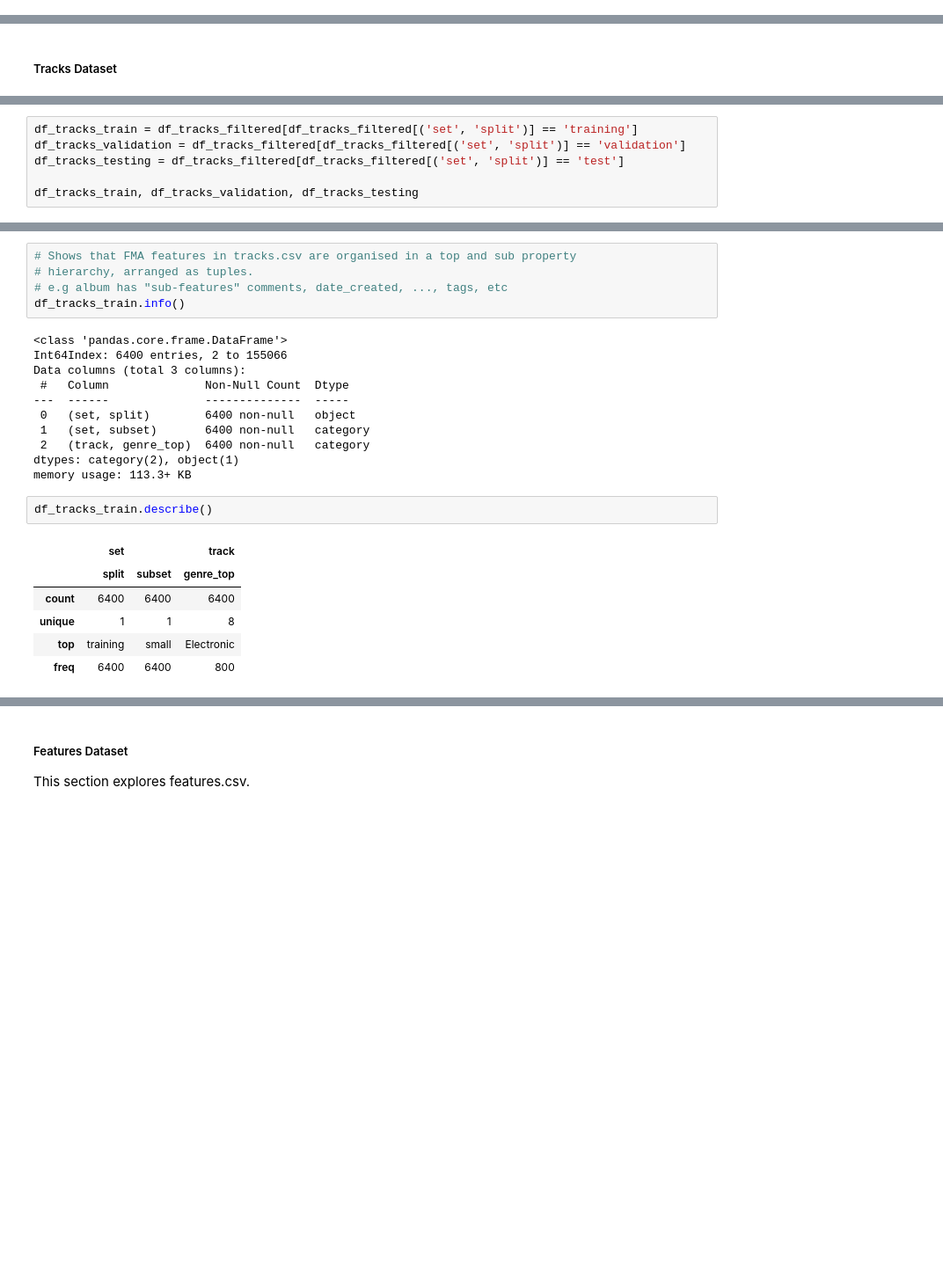
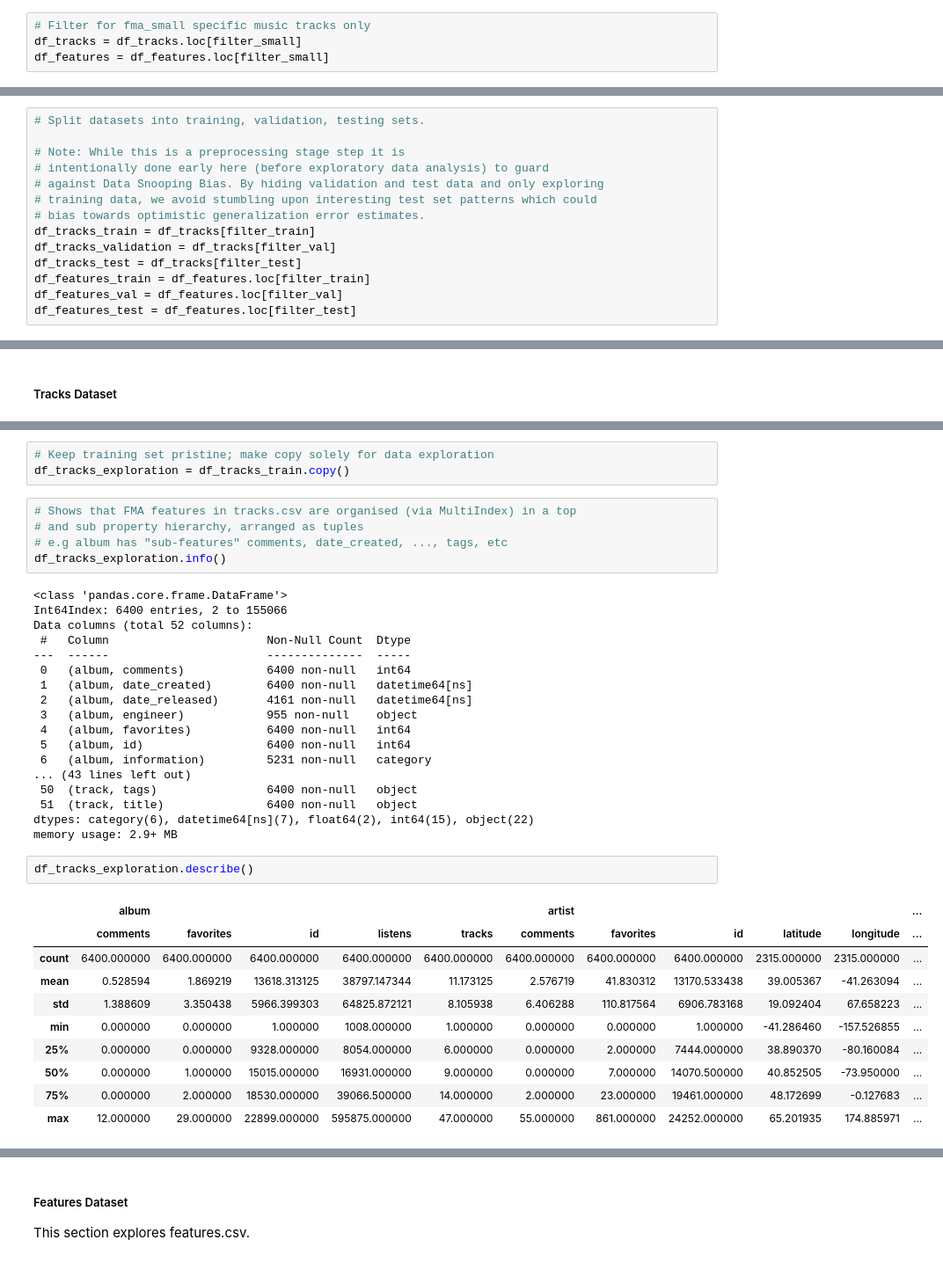
Before and after one commit to GUOliver/COMP9444-Group-Project, a Jupyter notebook: main.ipynb, the cells around one changed output, grey strips where cells are left out. Shown at 88% size. Drawn from its saved outputs; the diff is of its cells as text; blank space fills up the shorter version.

```diff
--- a/main.ipynb
+++ b/main.ipynb
@@ -126,0 +137,4 @@ assert df_echonest.index.isin(df_tracks.index).all()
+# %%
+# Filter for fma_small specific music tracks only
+df_tracks = df_tracks.loc[filter_small]
+df_features = df_features.loc[filter_small]
@@ -126,0 +144,14 @@ assert df_echonest.index.isin(df_tracks.index).all()
+# %%
+# Split datasets into training, validation, testing sets.
+
+# Note: While this is a preprocessing stage step it is
+# intentionally done early here (before exploratory data analysis) to guard
+# against Data Snooping Bias. By hiding validation and test data and only exploring
+# training data, we avoid stumbling upon interesting test set patterns which could
+# bias towards optimistic generalization error estimates.
+df_tracks_train = df_tracks[filter_train]
+df_tracks_validation = df_tracks[filter_val]
+df_tracks_test = df_tracks[filter_test]
+df_features_train = df_features.loc[filter_train]
+df_features_val = df_features.loc[filter_val]
+df_features_test = df_features.loc[filter_test]
@@ -190,6 +193,0 @@ memory usage: 141.5+ KB
-# %%
-df_tracks_train = df_tracks_filtered[df_tracks_filtered[('set', 'split')] == 'training']
-df_tracks_validation = df_tracks_filtered[df_tracks_filtered[('set', 'split')] == 'validation']
-df_tracks_testing = df_tracks_filtered[df_tracks_filtered[('set', 'split')] == 'test']
-
-df_tracks_train, df_tracks_validation, df_tracks_testing
@@ -214,25 +194,39 @@ df_tracks_train, df_tracks_validation, df_tracks_testing
+# %%
+# Keep training set pristine; make copy solely for data exploration
+df_tracks_exploration = df_tracks_train.copy()
 # %%
-# Shows that FMA features in tracks.csv are organised in a top and sub property
-# hierarchy, arranged as tuples.
+# Shows that FMA features in tracks.csv are organised (via MultiIndex) in a top
+# and sub property hierarchy, arranged as tuples
 # e.g album has "sub-features" comments, date_created, ..., tags, etc
-df_tracks_train.info()
+df_tracks_exploration.info()
 # %% [output]
 <class 'pandas.core.frame.DataFrame'>
 Int64Index: 6400 entries, 2 to 155066
-Data columns (total 3 columns):
- #   Column              Non-Null Count  Dtype
----  ------              --------------  -----
- 0   (set, split)        6400 non-null   object
- 1   (set, subset)       6400 non-null   category
- 2   (track, genre_top)  6400 non-null   category
-dtypes: category(2), object(1)
-memory usage: 113.3+ KB
+Data columns (total 52 columns):
+ #   Column                       Non-Null Count  Dtype
+---  ------                       --------------  -----
+ 0   (album, comments)            6400 non-null   int64
+ 1   (album, date_created)        6400 non-null   datetime64[ns]
+ 2   (album, date_released)       4161 non-null   datetime64[ns]
+ 3   (album, engineer)            955 non-null    object
+ 4   (album, favorites)           6400 non-null   int64
+ 5   (album, id)                  6400 non-null   int64
+ 6   (album, information)         5231 non-null   category
+... (43 lines left out)
+ 50  (track, tags)                6400 non-null   object
+ 51  (track, title)               6400 non-null   object
+dtypes: category(6), datetime64[ns](7), float64(2), int64(15), object(22)
+memory usage: 2.9+ MB
 # %%
-df_tracks_train.describe()
+df_tracks_exploration.describe()
 # %% [output]
-|  | set |  | track |
-|  | split | subset | genre_top |
-| count | 6400 | 6400 | 6400 |
-| unique | 1 | 1 | 8 |
-| top | training | small | Electronic |
-| freq | 6400 | 6400 | 800 |
+|  | album |  |  |  |  | artist |  |  |  |  | ... |
+|  | comments | favorites | id | listens | tracks | comments | favorites | id | latitude | longitude | ... |
+| count | 6400.000000 | 6400.000000 | 6400.000000 | 6400.000000 | 6400.000000 | 6400.000000 | 6400.000000 | 6400.000000 | 2315.000000 | 2315.000000 | ... |
+| mean | 0.528594 | 1.869219 | 13618.313125 | 38797.147344 | 11.173125 | 2.576719 | 41.830312 | 13170.533438 | 39.005367 | -41.263094 | ... |
+| std | 1.388609 | 3.350438 | 5966.399303 | 64825.872121 | 8.105938 | 6.406288 | 110.817564 | 6906.783168 | 19.092404 | 67.658223 | ... |
+| min | 0.000000 | 0.000000 | 1.000000 | 1008.000000 | 1.000000 | 0.000000 | 0.000000 | 1.000000 | -41.286460 | -157.526855 | ... |
+| 25% | 0.000000 | 0.000000 | 9328.000000 | 8054.000000 | 6.000000 | 0.000000 | 2.000000 | 7444.000000 | 38.890370 | -80.160084 | ... |
+| 50% | 0.000000 | 1.000000 | 15015.000000 | 16931.000000 | 9.000000 | 0.000000 | 7.000000 | 14070.500000 | 40.852505 | -73.950000 | ... |
+| 75% | 0.000000 | 2.000000 | 18530.000000 | 39066.500000 | 14.000000 | 2.000000 | 23.000000 | 19461.000000 | 48.172699 | -0.127683 | ... |
+| max | 12.000000 | 29.000000 | 22899.000000 | 595875.000000 | 47.000000 | 55.000000 | 861.000000 | 24252.000000 | 65.201935 | 174.885971 | ... |
```
Also changed, not shown: parts of 51 cells of this notebook.
